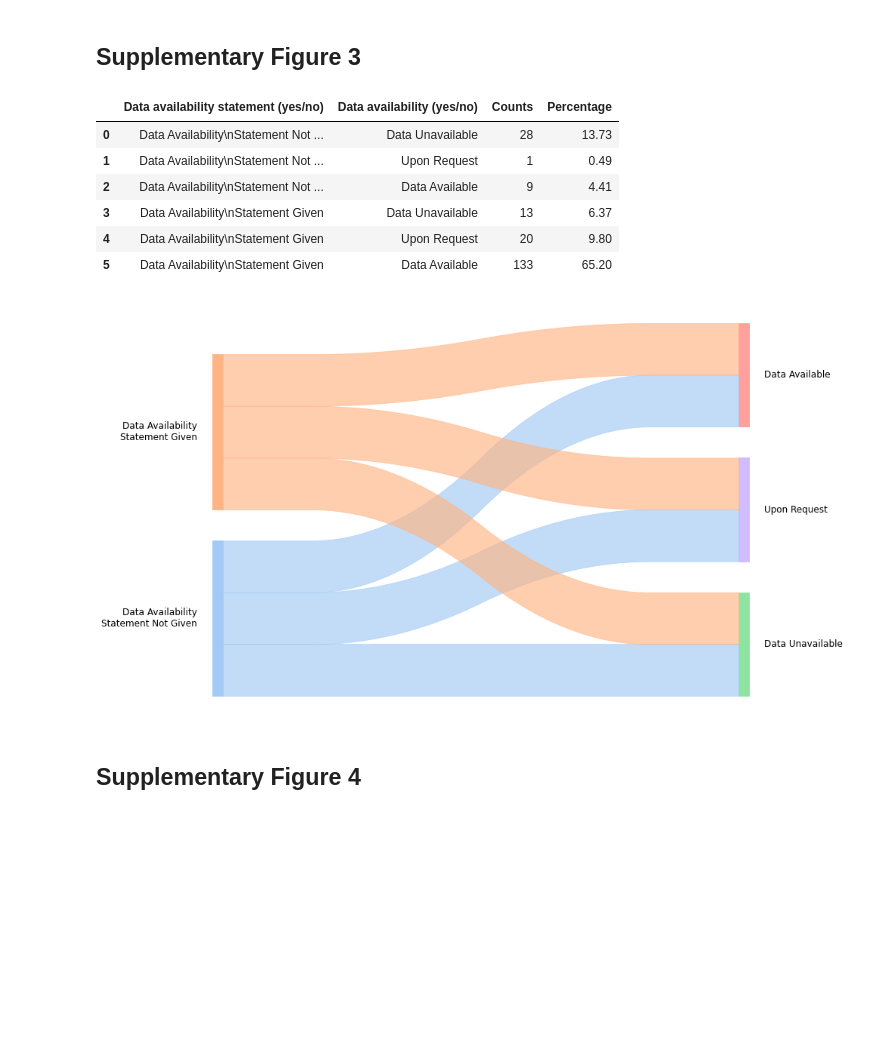
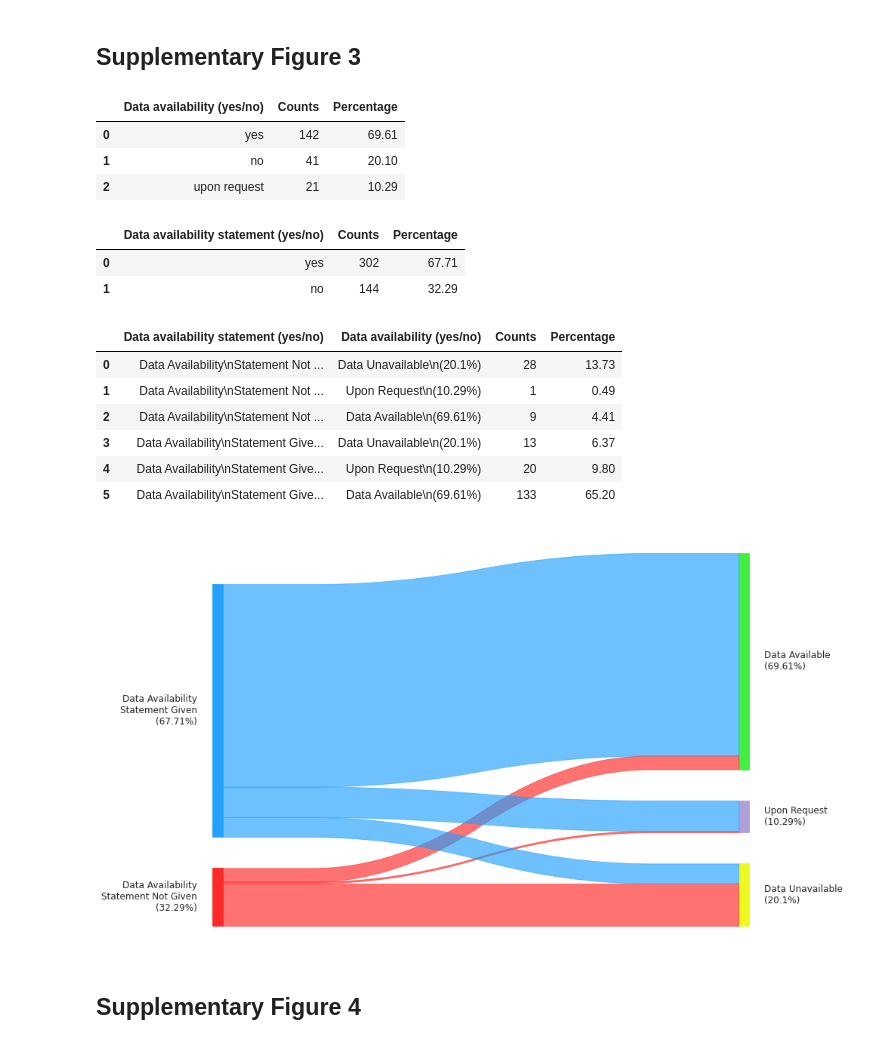
Before and after one commit to Mangul-Lab-USC/code-availability, a Jupyter notebook: notebooks/Figures.ipynb, the cells around one changed output. Saved outputs shown, nothing was run; the diff lists cells and outputs as text; code cells hidden in the pictures; blank space fills up the shorter version.

```diff
--- a/notebooks/Figures.ipynb
+++ b/notebooks/Figures.ipynb
@@ -840,8 +906,8 @@ plt.figure(figsize=(10, 10))
 plt.rcParams.update({'font.size': 12})
 rcParams['font.family'] = 'sans-serif'
 sns.set_context("paper",font_scale=1)
-sns.set_palette("pastel")
-sns.barplot(data=df_temp, x='Percentage',y='Data Repository')
+colors = ["#E69F00"]
+sns.barplot(data=df_temp, x='Percentage',y='Data Repository',palette=colors)
 for index, row in df_temp.iterrows():
     plt.annotate(f'{row["Percentage"]}%', xy=(row['Percentage'],index),ha='left', va='top', fontsize=12)
 plt.xlabel("Percentage of Primary Analysis (%)", fontsize=12)
@@ -920,12 +1029,38 @@ plt.show()
 # %% [markdown]
 ## Supplementary Figure 3
+# %%
+df_data_avail=pd.DataFrame({'Counts': df['Data availability (yes/no)'].value_counts()}).reset_index()
+#rename columns
+df_data_avail=df_data_avail.rename(columns={"index":"Data availability (yes/no)"})
+
+#add percentage column
+df_data_avail['Percentage'] = (df_data_avail['Counts']/df_data_avail['Counts'].sum()) * 100
+df_data_avail['Percentage']=df_data_avail['Percentage'].round(2)
+df_data_avail
+# %% [output]
+|  | Data availability (yes/no) | Counts | Percentage |
+| 0 | yes | 142 | 69.61 |
+| 1 | no | 41 | 20.10 |
+| 2 | upon request | 21 | 10.29 |
+# %%
+df_data_avail_statement=pd.DataFrame({'Counts': df['Data availability statement (yes/no)'].value_counts()}).reset_index()
+df_data_avail_statement=df_data_avail_statement.rename(columns={"index":"Data availability statement (yes/no)"})
+
+#add percentage column
+df_data_avail_statement['Percentage'] = (df_data_avail_statement['Counts']/df_data_avail_statement['Counts'].sum()) * 100
+df_data_avail_statement['Percentage']=df_data_avail_statement['Percentage'].round(2)
+df_data_avail_statement
+# %% [output]
+|  | Data availability statement (yes/no) | Counts | Percentage |
+| 0 | yes | 302 | 67.71 |
+| 1 | no | 144 | 32.29 |
 # %%
 df_temp=pd.DataFrame({'Counts': df.groupby(['Data availability statement (yes/no)','Data availability (yes/no)']).size()}).reset_index()
-df_temp.loc[df_temp['Data availability statement (yes/no)'] == 'yes', 'Data availability statement (yes/no)'] = 'Data Availability\nStatement Given'
-df_temp.loc[df_temp['Data availability statement (yes/no)'] == 'no', 'Data availability statement (yes/no)'] = 'Data Availability\nStatement Not Given'
-df_temp.loc[df_temp['Data availability (yes/no)'] == 'no', 'Data availability (yes/no)'] = 'Data Unavailable'
-df_temp.loc[df_temp['Data availability (yes/no)'] == 'yes', 'Data availability (yes/no)'] = 'Data Available'
-df_temp.loc[df_temp['Data availability (yes/no)'] == 'upon request', 'Data availability (yes/no)'] = 'Upon Request'
+df_temp.loc[df_temp['Data availability statement (yes/no)'] == 'yes', 'Data availability statement (yes/no)'] = 'Data Availability\nStatement Given\n(' + str(df_data_avail_statement['Percentage'][0]) + '%)'
+df_temp.loc[df_temp['Data availability statement (yes/no)'] == 'no', 'Data availability statement (yes/no)'] = 'Data Availability\nStatement Not Given\n(' + str(df_data_avail_statement['Percentage'][1]) +'%)'
+df_temp.loc[df_temp['Data availability (yes/no)'] == 'no', 'Data availability (yes/no)'] = 'Data Unavailable\n(' + str(df_data_avail['Percentage'][1]) + '%)'
+df_temp.loc[df_temp['Data availability (yes/no)'] == 'yes', 'Data availability (yes/no)'] = 'Data Available\n(' + str(df_data_avail['Percentage'][0]) + '%)'
+df_temp.loc[df_temp['Data availability (yes/no)'] == 'upon request', 'Data availability (yes/no)'] = 'Upon Request\n(' + str(df_data_avail['Percentage'][2]) + '%)'
 #add percentage column
 df_temp['Percentage'] = (df_temp['Counts']/df_temp['Counts'].sum()) * 100
 df_temp['Percentage']=df_temp['Percentage'].round(2)
@@ -933,36 +1068,36 @@ df_temp['Percentage']=df_temp['Percentage'].round(2)
 df_temp
 # %% [output]
 |  | Data availability statement (yes/no) | Data availability (yes/no) | Counts | Percentage |
-| 0 | Data Availability\nStatement Not ... | Data Unavailable | 28 | 13.73 |
-| 1 | Data Availability\nStatement Not ... | Upon Request | 1 | 0.49 |
-| 2 | Data Availability\nStatement Not ... | Data Available | 9 | 4.41 |
-| 3 | Data Availability\nStatement Given | Data Unavailable | 13 | 6.37 |
-| 4 | Data Availability\nStatement Given | Upon Request | 20 | 9.80 |
-| 5 | Data Availability\nStatement Given | Data Available | 133 | 65.20 |
+| 0 | Data Availability\nStatement Not ... | Data Unavailable\n(20.1%) | 28 | 13.73 |
+| 1 | Data Availability\nStatement Not ... | Upon Request\n(10.29%) | 1 | 0.49 |
+| 2 | Data Availability\nStatement Not ... | Data Available\n(69.61%) | 9 | 4.41 |
+| 3 | Data Availability\nStatement Give... | Data Unavailable\n(20.1%) | 13 | 6.37 |
+| 4 | Data Availability\nStatement Give... | Upon Request\n(10.29%) | 20 | 9.80 |
+| 5 | Data Availability\nStatement Give... | Data Available\n(69.61%) | 133 | 65.20 |
 # %%
 plt.figure(figsize=(14, 10))
 plt.rcParams.update({'font.size': 12})
 rcParams['font.family'] = 'sans-serif'
 category_labels = [
-    'Data Availability\nStatement Not Given',
-    'Data Availability\nStatement Given',
-    'Data Unavailable',
-    'Data Available',
-    'Upon Request'
+    'Data Availability\nStatement Not Given\n(' + str(df_data_avail_statement['Percentage'][1]) +'%)',
+    'Data Availability\nStatement Given\n(' + str(df_data_avail_statement['Percentage'][0]) + '%)',
+    'Data Unavailable\n(' + str(df_data_avail['Percentage'][1]) + '%)',
+    'Data Available\n(' + str(df_data_avail['Percentage'][0]) + '%)',
+    'Upon Request\n(' + str(df_data_avail['Percentage'][2]) + '%)'
 ]
 
-colors = sns.color_palette("pastel")
+colors = ["#fe2626","#21a0fc","#eef91a","#40ee40","#b09ed7"]
 color_dict = {}
 for i, label in enumerate(category_labels):
     color_dict[label] = colors[i]
 
 sankey(
-    left=df_temp['Data availability statement (yes/no)'], right=df_temp['Data availability (yes/no)'],  aspect=20,
+    left=df_temp['Data availability statement (yes/no)'], right=df_temp['Data availability (yes/no)'],  aspect=20,  rightWeight=df_temp['Counts'].values.astype(float), leftWeight=df_temp['Counts'].values.astype(float),
     fontsize=12,colorDict=color_dict
 )
 plt.savefig('../Figures/sup3.png', format='png', dpi=300)
 # %% [output]
-[figure, old version]
+[figure, new version]
 # %% [markdown]
 ## Supplementary Figure 4
 # %% [markdown]
```
Also changed, not shown: parts of 27 cells of this notebook, 8 other files.
